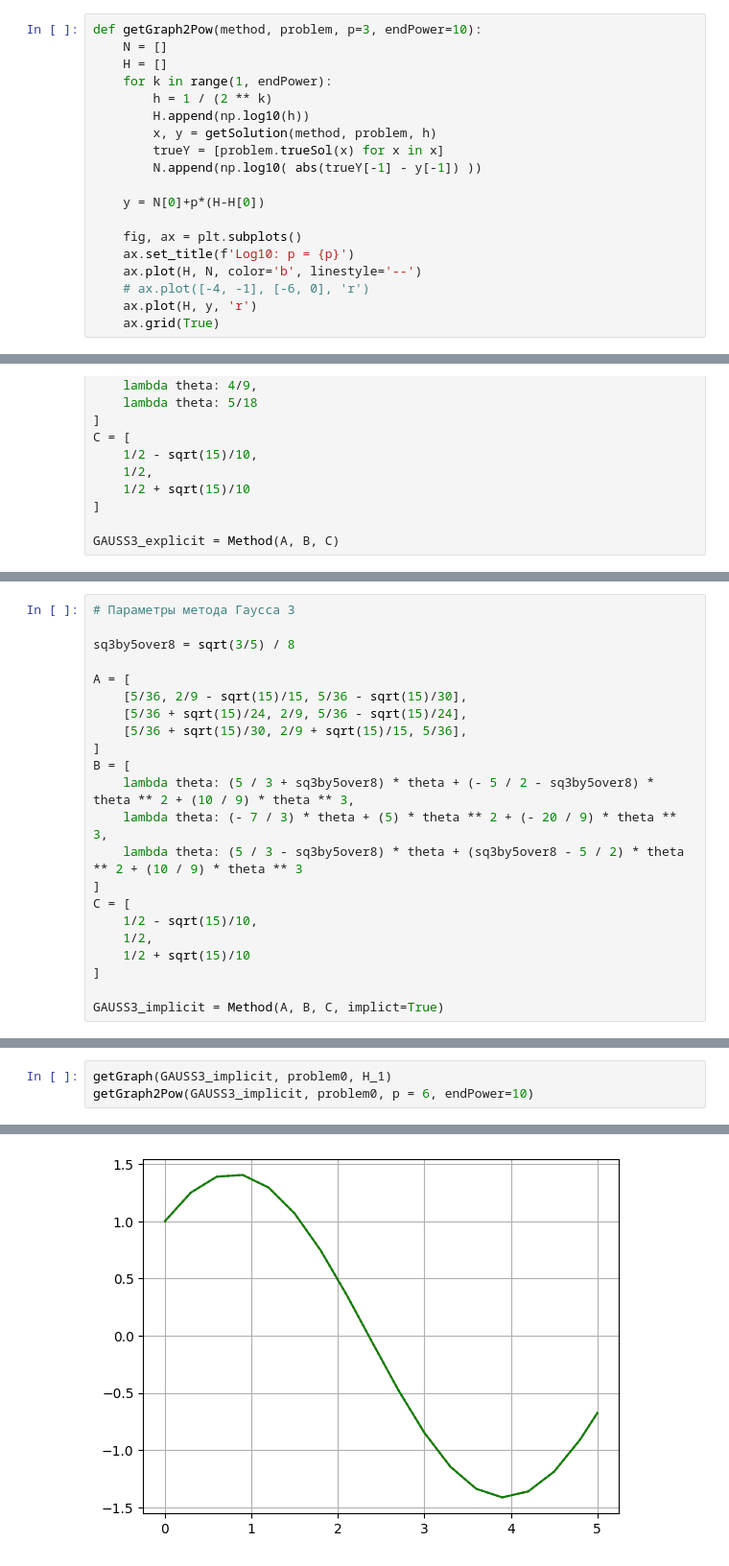
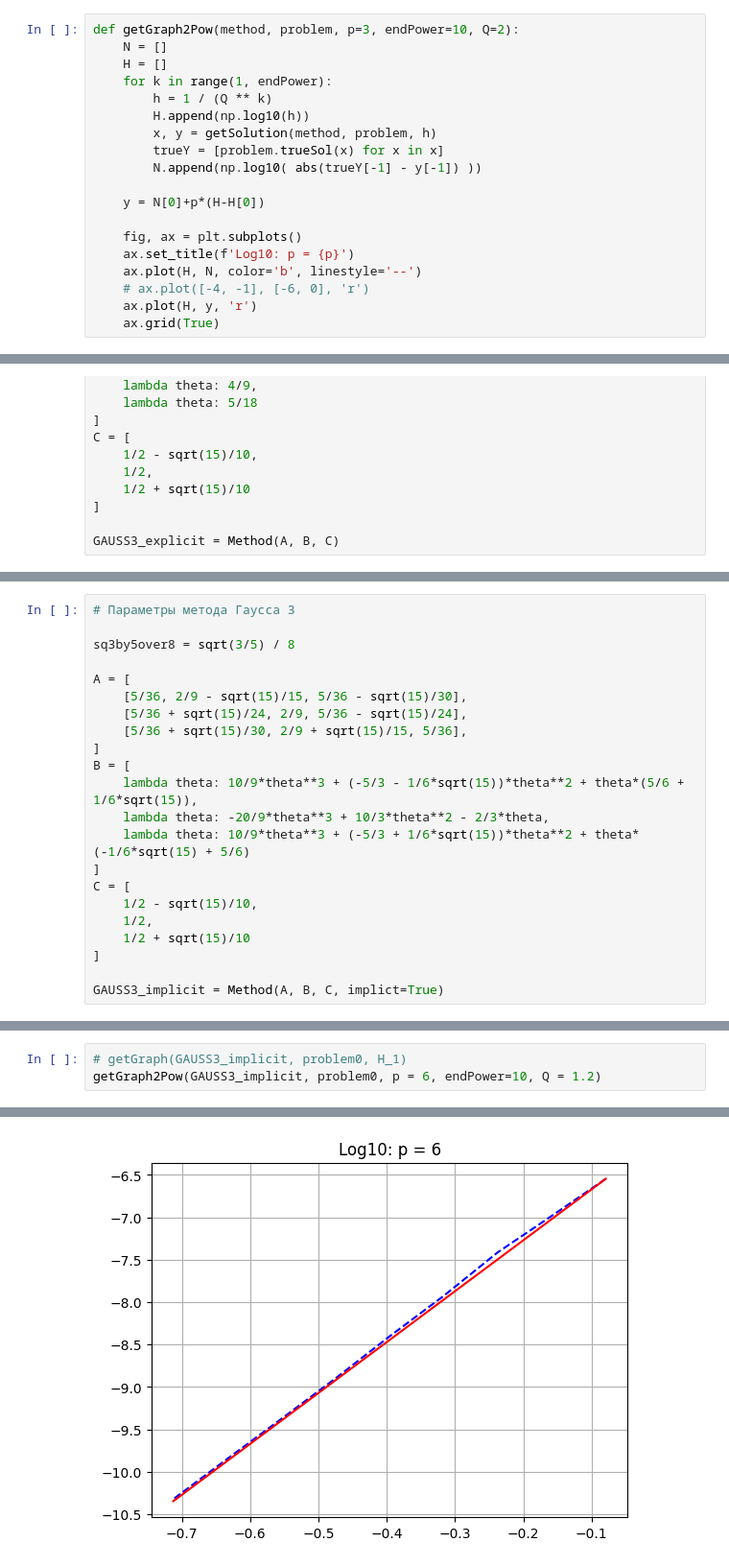
Before and after one commit to LilTenImat/colloss, a Jupyter notebook: colloss2.ipynb, the cells around one changed output, grey strips where cells are left out. Shown at 96% size. Saved outputs shown, nothing was run; the diff lists cells and outputs as text.

```diff
--- a/colloss2.ipynb
+++ b/colloss2.ipynb
@@ -145,11 +145,11 @@ def getGraph(method, problem, h):
 
     print(f'Err = {abs(y[-1] - trueSolDelay[-1])}')
 # %%
-def getGraph2Pow(method, problem, p=3, endPower=10):
+def getGraph2Pow(method, problem, p=3, endPower=10, Q=2):
     N = []
     H = []
     for k in range(1, endPower):
-        h = 1 / (2 ** k)
+        h = 1 / (Q ** k)
         H.append(np.log10(h))
         x, y = getSolution(method, problem, h)
         trueY = [problem.trueSol(x) for x in x]
@@ -331,9 +335,9 @@ A = [
     [5/36 + sqrt(15)/30, 2/9 + sqrt(15)/15, 5/36],
 ]
 B = [
-    lambda theta: (5 / 3 + sq3by5over8) * theta + (- 5 / 2 - sq3by5over8) * theta ** 2 + (10 / 9) * theta ** 3,
-    lambda theta: (- 7 / 3) * theta + (5) * theta ** 2 + (- 20 / 9) * theta ** 3,
-    lambda theta: (5 / 3 - sq3by5over8) * theta + (sq3by5over8 - 5 / 2) * theta ** 2 + (10 / 9) * theta ** 3
+    lambda theta: 10/9*theta**3 + (-5/3 - 1/6*sqrt(15))*theta**2 + theta*(5/6 + 1/6*sqrt(15)),
+    lambda theta: -20/9*theta**3 + 10/3*theta**2 - 2/3*theta,
+    lambda theta: 10/9*theta**3 + (-5/3 + 1/6*sqrt(15))*theta**2 + theta*(-1/6*sqrt(15) + 5/6)
 ]
 C = [
     1/2 - sqrt(15)/10,
@@ -350,5 +354,5 @@ print([5/18, 4/9, 5/18])
 [0.2777777777777778, 0.4444444444444444, 0.2777777777777778]
 # %%
-getGraph(GAUSS3_implicit, problem0, H_1)
-getGraph2Pow(GAUSS3_implicit, problem0, p = 6, endPower=10)
+# getGraph(GAUSS3_implicit, problem0, H_1)
+getGraph2Pow(GAUSS3_implicit, problem0, p = 6, endPower=10, Q = 1.2)
 # %% [output]
@@ -356 +359 @@ Err = 6.84886480861735e-10
-[figure, old version]
+[figure, new version]
```
Also changed, not shown: parts of 4 cells of this notebook.
